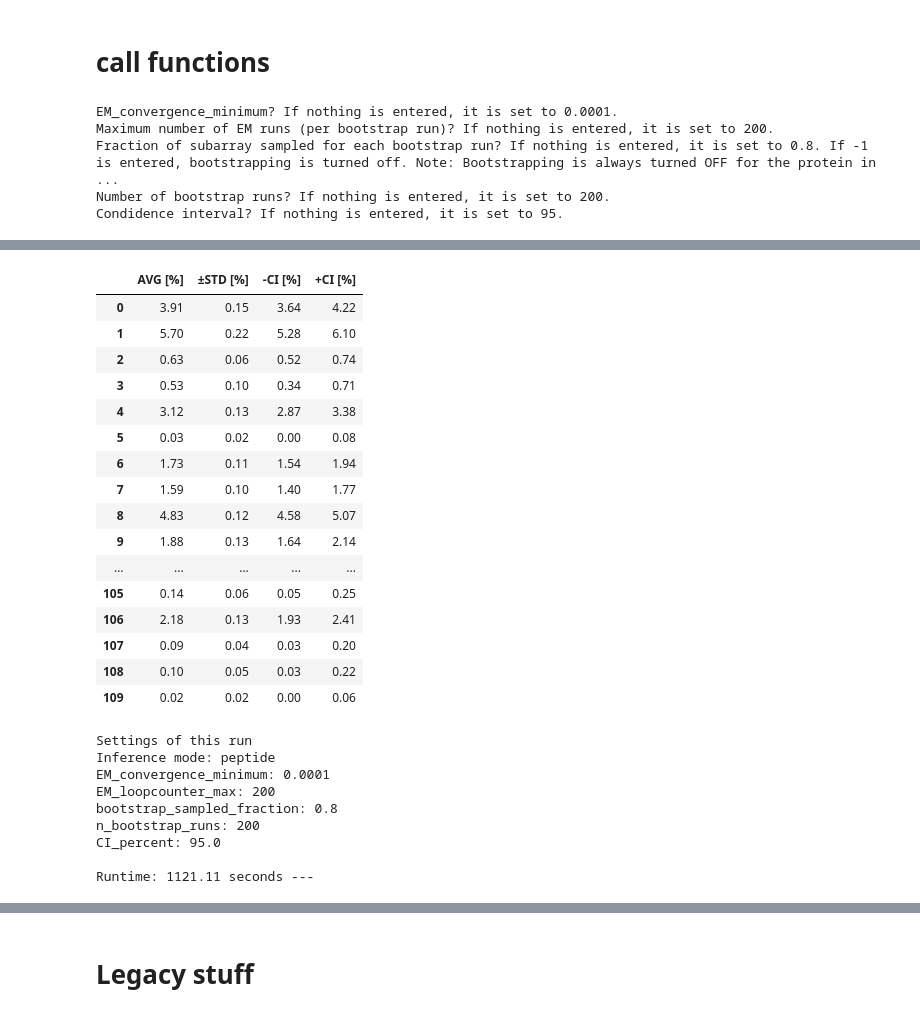
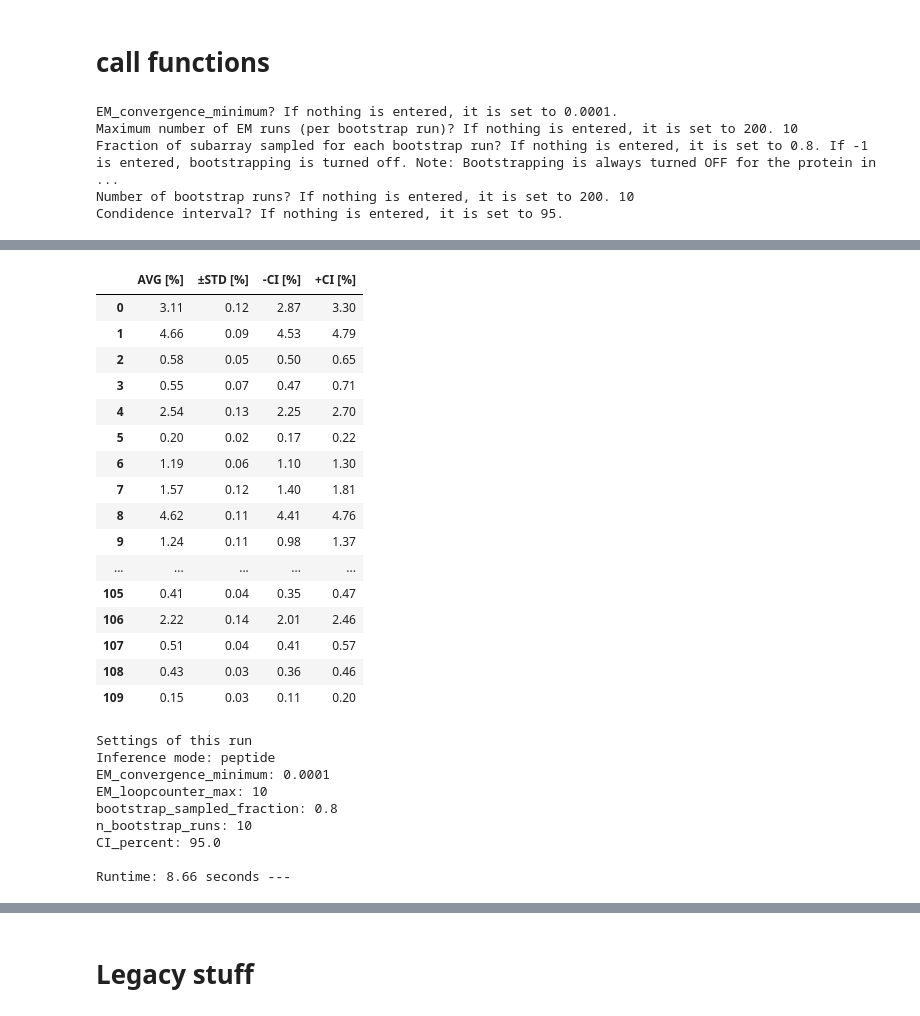
Before and after one commit to SophiaBailingZhou/pept-prot-infer, a Jupyter notebook: pept-prot-infer.ipynb, the cells around one changed output, grey strips where cells are left out. Saved outputs shown, nothing was run; the diff lists cells and outputs as text; code cells hidden in the pictures.

```diff
--- a/pept-prot-infer.ipynb
+++ b/pept-prot-infer.ipynb
@@ -314,18 +314,18 @@ EM_loopcounter_max = int(input("Maximum number of EM runs (per bootstrap run)? I
 bootstrap_sampled_fraction = float(input("Fraction of subarray sampled for each bootstrap run? If nothing is entered, it is set to 0.8. If -1 is entered, bootstrapping is turned off. Note: Bootstrapping is always turned OFF for the protein inference part.") or "0.8")
 n_bootstrap_runs = int(input("Number of bootstrap runs? If nothing is entered, it is set to 200.") or "200")
 CI_percent = float(input("Condidence interval? If nothing is entered, it is set to 95.") or "95")
-
-start_time = time.time() # to start measuring runtime
-p_xi_given_zj = np.genfromtxt("110 pept 10 prot set/p_xi_given_zj pept_infer input.csv", delimiter=',')
-#p_xi_given_zj = np.genfromtxt("7 pept set/p_xi_given_zj pept_infer input.csv", delimiter=',') # import P(Xi|Zj) table (on the read level - i. e. Likelihood of any given read Xi assuming a peptide Zj), calculated by Matt
 # %% [output]
 EM_convergence_minimum? If nothing is entered, it is set to 0.0001.
-Maximum number of EM runs (per bootstrap run)? If nothing is entered, it is set to 200.
+Maximum number of EM runs (per bootstrap run)? If nothing is entered, it is set to 200. 10
 Fraction of subarray sampled for each bootstrap run? If nothing is entered, it is set to 0.8. If -1 is entered, bootstrapping is turned off. Note: Bootstrapping is always turned OFF for the protein in ...
-Number of bootstrap runs? If nothing is entered, it is set to 200.
+Number of bootstrap runs? If nothing is entered, it is set to 200. 10
 Condidence interval? If nothing is entered, it is set to 95.
 # %%
 inference_mode = "peptide"
+
+p_xi_given_zj = np.genfromtxt("110 pept 10 prot set/1_p_xi_given_zj_pept_infer_input.csv", delimiter=',')
+
+start_time = time.time() # to start measuring runtime
 bootstrap_EM()
 output()
 # %% [output]
@@ -349,29 +352,29 @@ Bootstrap run #199. EM loops: 63
 |  | AVG [%] | ±STD [%] | -CI [%] | +CI [%] |
-| 0 | 3.91 | 0.15 | 3.64 | 4.22 |
-| 1 | 5.70 | 0.22 | 5.28 | 6.10 |
-| 2 | 0.63 | 0.06 | 0.52 | 0.74 |
-| 3 | 0.53 | 0.10 | 0.34 | 0.71 |
-| 4 | 3.12 | 0.13 | 2.87 | 3.38 |
-| 5 | 0.03 | 0.02 | 0.00 | 0.08 |
-| 6 | 1.73 | 0.11 | 1.54 | 1.94 |
-| 7 | 1.59 | 0.10 | 1.40 | 1.77 |
-| 8 | 4.83 | 0.12 | 4.58 | 5.07 |
-| 9 | 1.88 | 0.13 | 1.64 | 2.14 |
+| 0 | 3.11 | 0.12 | 2.87 | 3.30 |
+| 1 | 4.66 | 0.09 | 4.53 | 4.79 |
+| 2 | 0.58 | 0.05 | 0.50 | 0.65 |
+| 3 | 0.55 | 0.07 | 0.47 | 0.71 |
+| 4 | 2.54 | 0.13 | 2.25 | 2.70 |
+| 5 | 0.20 | 0.02 | 0.17 | 0.22 |
+| 6 | 1.19 | 0.06 | 1.10 | 1.30 |
+| 7 | 1.57 | 0.12 | 1.40 | 1.81 |
+| 8 | 4.62 | 0.11 | 4.41 | 4.76 |
+| 9 | 1.24 | 0.11 | 0.98 | 1.37 |
 | ... | ... | ... | ... | ... |
-| 105 | 0.14 | 0.06 | 0.05 | 0.25 |
-| 106 | 2.18 | 0.13 | 1.93 | 2.41 |
-| 107 | 0.09 | 0.04 | 0.03 | 0.20 |
-| 108 | 0.10 | 0.05 | 0.03 | 0.22 |
-| 109 | 0.02 | 0.02 | 0.00 | 0.06 |
+| 105 | 0.41 | 0.04 | 0.35 | 0.47 |
+| 106 | 2.22 | 0.14 | 2.01 | 2.46 |
+| 107 | 0.51 | 0.04 | 0.41 | 0.57 |
+| 108 | 0.43 | 0.03 | 0.36 | 0.46 |
+| 109 | 0.15 | 0.03 | 0.11 | 0.20 |
 Settings of this run
 Inference mode: peptide
 EM_convergence_minimum: 0.0001
-EM_loopcounter_max: 200
+EM_loopcounter_max: 10
 bootstrap_sampled_fraction: 0.8
-n_bootstrap_runs: 200
+n_bootstrap_runs: 10
 CI_percent: 95.0
 
-Runtime: 1121.11 seconds ---
+Runtime: 8.66 seconds ---
 # %%
 inference_mode = "protein"
 
```
Also changed, not shown: parts of 3 cells of this notebook, 37 other files.
